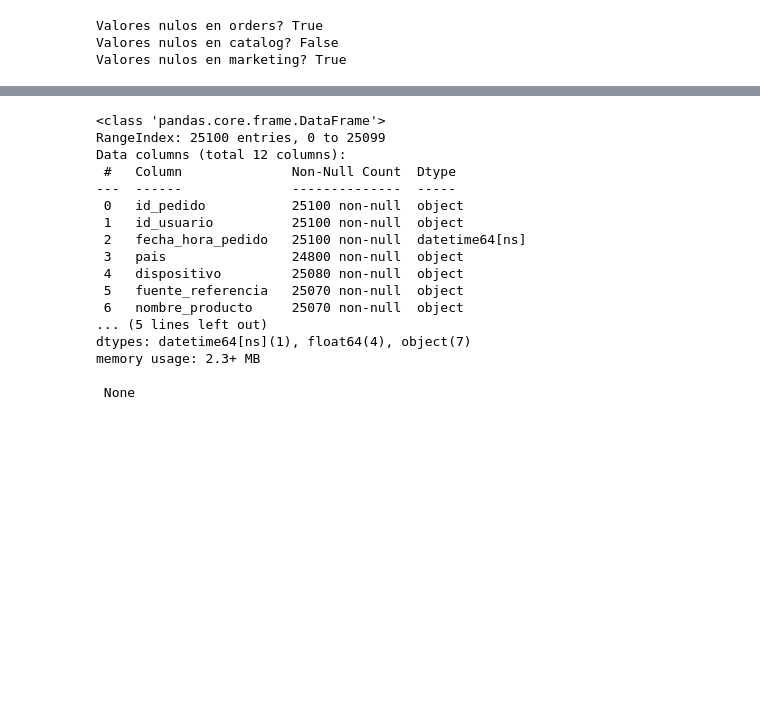
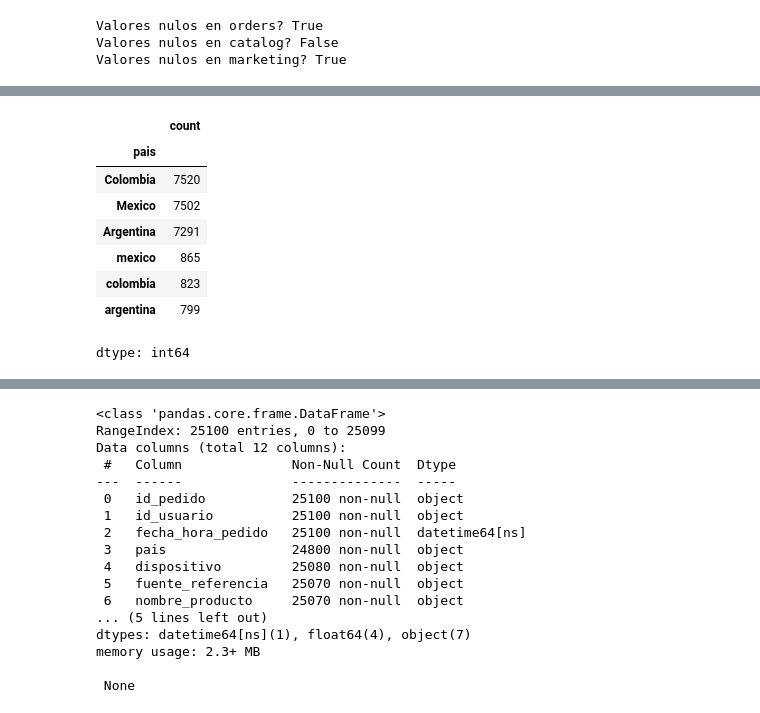
Before and after one commit to FithoGerardo/RappiPlus-Data-cleaning-and-analysis, a Jupyter notebook: notebooks/GerardoOlm-rappiplus_project.ipynb, the cells around one changed output, grey strips where cells are left out. Saved outputs shown, nothing was run; the diff lists cells and outputs as text; code cells hidden in the pictures; blank space fills up the shorter version.

```diff
--- a/notebooks/GerardoOlm-rappiplus_project.ipynb
+++ b/notebooks/GerardoOlm-rappiplus_project.ipynb
@@ -224,0 +246,13 @@ Valores nulos en marketing? True
+# %%
+# estandarizar países
+display(ord['pais'].value_counts())
+# %% [output]
+|  | count |
+| pais |  |
+| Colombia | 7520 |
+| Mexico | 7502 |
+| Argentina | 7291 |
+| mexico | 865 |
+| colombia | 823 |
+| argentina | 799 |
+dtype: int64
```
Also changed, not shown: parts of 5 cells of this notebook.
